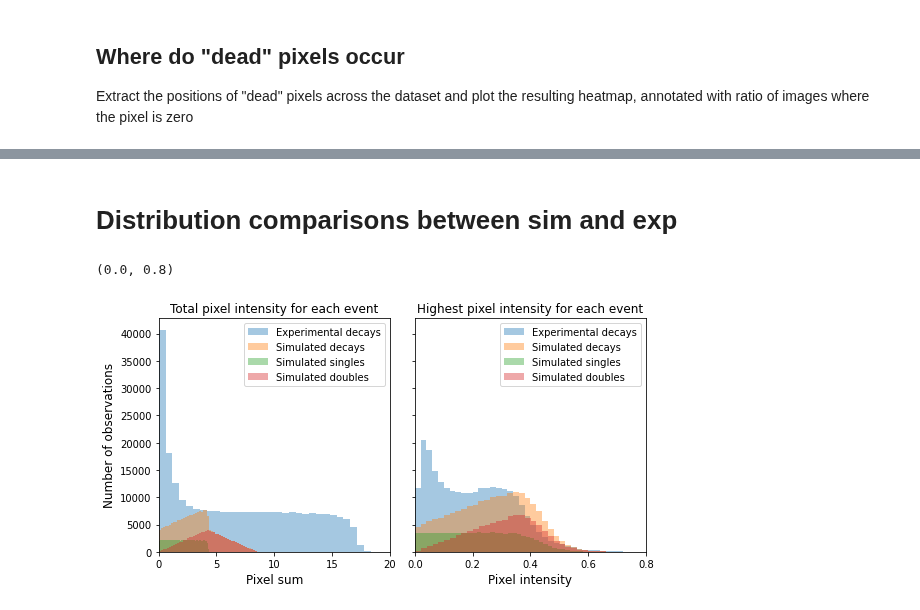
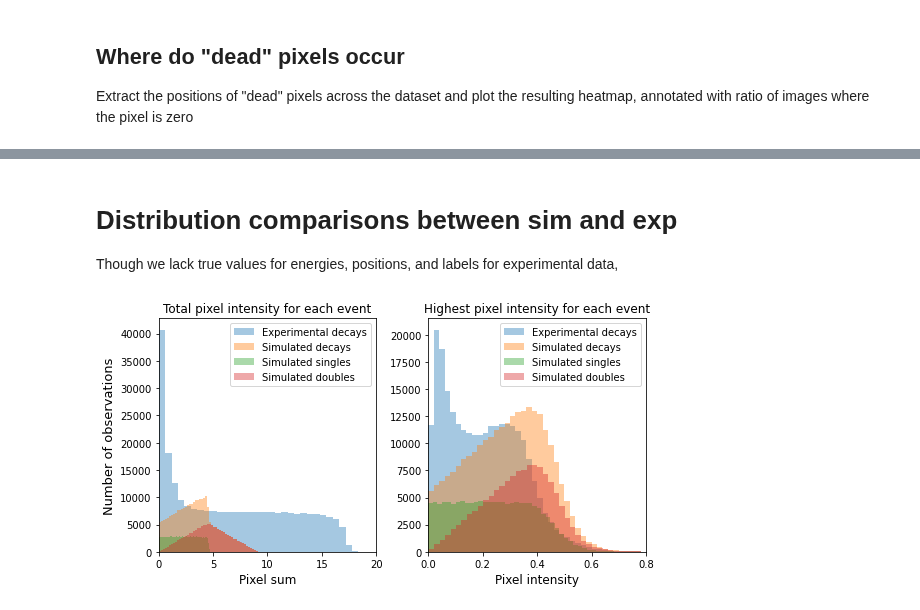
Before and after one commit to geirtul/master_analysis, a Jupyter notebook: notebooks/exploration/data_exploration_anodedata.ipynb, the cells around one changed output, grey strips where cells are left out. Saved outputs shown, nothing was run; the diff lists cells and outputs as text; code cells hidden in the pictures.

```diff
--- a/notebooks/exploration/data_exploration_anodedata.ipynb
+++ b/notebooks/exploration/data_exploration_anodedata.ipynb
@@ -38,8 +38,9 @@ events, images = import_real_data(DATA_PATH) # images not normalized
 #positions = np.load(DATA_PATH + "positions_full.npy")
 #energies = np.load(DATA_PATH + "energies_full.npy")
 #labels = np.load(DATA_PATH + "labels_full.npy")
-images_sim = np.load(REPO_ROOT + "data/simulated/images_200k.npy")
-positions_sim = np.load(REPO_ROOT + "data/simulated/positions_200k.npy")
-energies_sim = np.load(REPO_ROOT + "data/simulated/energies_200k.npy")
-labels_sim = np.load(REPO_ROOT + "data/simulated/labels_200k.npy")
+images_sim = np.load(REPO_ROOT + "data/simulated/images_260k.npy")
+positions_sim = np.load(REPO_ROOT + "data/simulated/positions_260k.npy")
+energies_sim = np.load(REPO_ROOT + "data/simulated/energies_260k.npy")
+labels_sim = np.load(REPO_ROOT + "data/simulated/labels_260k.npy")
 single_sim, double_sim, close_sim = event_indices(positions_sim)
+print(f"S: {single_sim.shape}, D: {double_sim.shape}, C: {close_sim.shape}")
@@ -125,5 +130,6 @@ ax.invert_yaxis()
 # %% [markdown]
 # Distribution comparisons between sim and exp
+Though we lack true values for energies, positions, and labels for experimental data,
 # %%
 images = normalize_image_data(images[decays])
 images_sim = normalize_image_data(images_sim)
@@ -134,48 +140,47 @@ img_sum_sim = np.sum(images_sim, axis=(1,2))
 img_hip_sim = np.amax(images_sim, axis=(1,2))
 # %%
 
-fig, ax = plt.subplots(1, 2, figsize=(8,4), sharey=True)
+fig, ax = plt.subplots(1, 2, figsize=(8,4))
 
 # Sum all
 sns.distplot(img_sum, kde=False, label='Experimental decays', ax=ax.flatten()[0])
 sns.distplot(img_sum_sim, kde=False, label='Simulated decays', ax=ax.flatten()[0])
-ax.flatten()[0].set_ylabel("Number of observations", fontsize=12)
+ax.flatten()[0].set_ylabel("Number of observations", fontsize=13)
 #ax.flatten()[0].set_xlabel("Pixel sum", fontsize=12)
 ax.flatten()[0].set_title("Total pixel intensity for each event")
 ax.flatten()[0].legend()
 
 # HIP all
 sns.distplot(img_hip, kde=False, label='Experimental decays', ax=ax.flatten()[1])
 sns.distplot(img_hip_sim, kde=False, label='Simulated decays', ax=ax.flatten()[1])
 ax.flatten()[1].set_title("Highest pixel intensity for each event")
 ax.flatten()[1].legend()
 fig.tight_layout()
 
 
 #fig1, ax1 = plt.subplots(1, 2, figsize=(8,5), sharey=True)
 # Sum single/double
 sns.distplot(img_sum_sim[single_sim], kde=False, label='Simulated singles', ax=ax.flatten()[0])
 sns.distplot(img_sum_sim[double_sim], kde=False, label='Simulated doubles', ax=ax.flatten()[0])
-ax.flatten()[0].set_ylabel("Number of observations", fontsize=12)
+#x.flatten()[0].set_ylabel("Number of observations", fontsize=13)
 ax.flatten()[0].set_xlabel("Pixel sum", fontsize=12)
 ax.flatten()[0].legend()
 
 
 # HIP single/double
 sns.distplot(img_hip_sim[single_sim], kde=False, label='Simulated singles', ax=ax.flatten()[1])
 sns.distplot(img_hip_sim[double_sim], kde=False, label='Simulated doubles', ax=ax.flatten()[1])
 ax.flatten()[1].set_xlabel("Pixel intensity", fontsize=12)
 ax.flatten()[1].legend()
 
 ax.flatten()[0].set_xlim(0, 20)
 #ax.flatten()[0].ticklabel_format(axis='x', scilimits=(3,3))
 ax.flatten()[1].set_xlim(0, 0.8)
 #ax.flatten()[1].ticklabel_format(axis='x', scilimits=(3,3))
 
-#fig1.tight_layout()
+fig1.tight_layout()
 # %% [output]
-(0.0, 0.8)
-[figure, old version]
+[figure, new version]
 # %%
 img_hip = img_hip.reshape(img_hip.shape[0])
 img_sum = img_sum.reshape(img_sum.shape[0])
```
Also changed, not shown: parts of 10 cells of this notebook, 2 other files.
